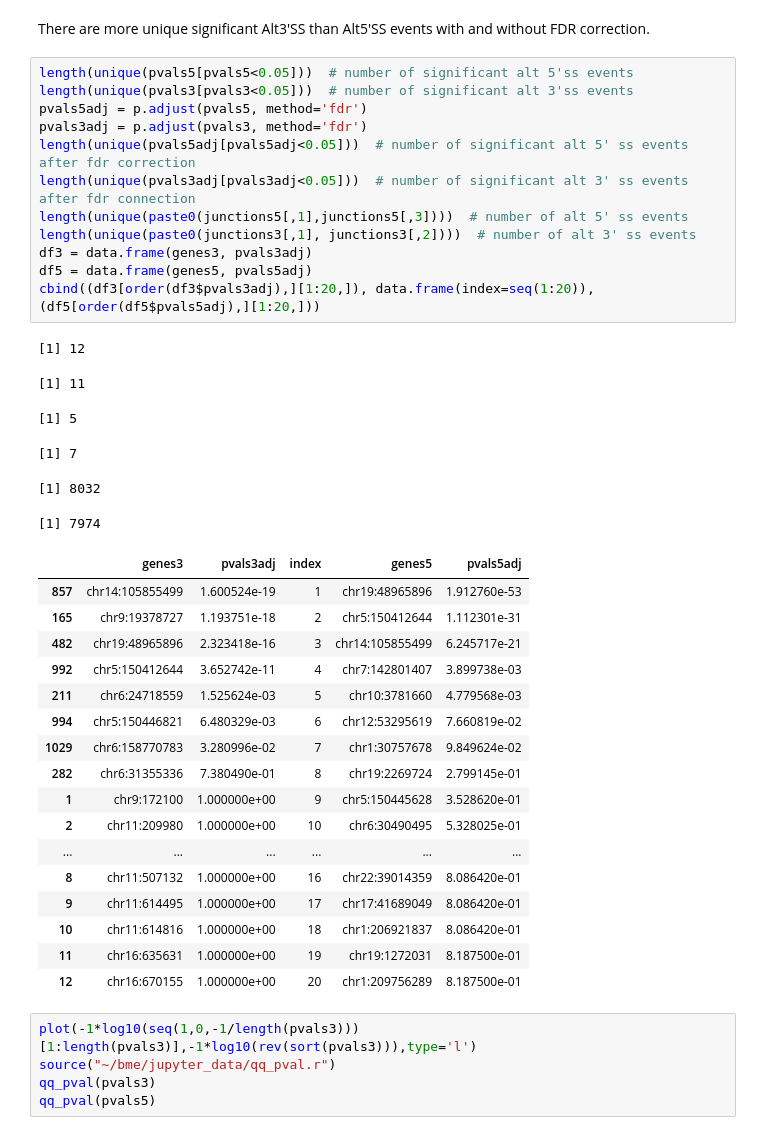
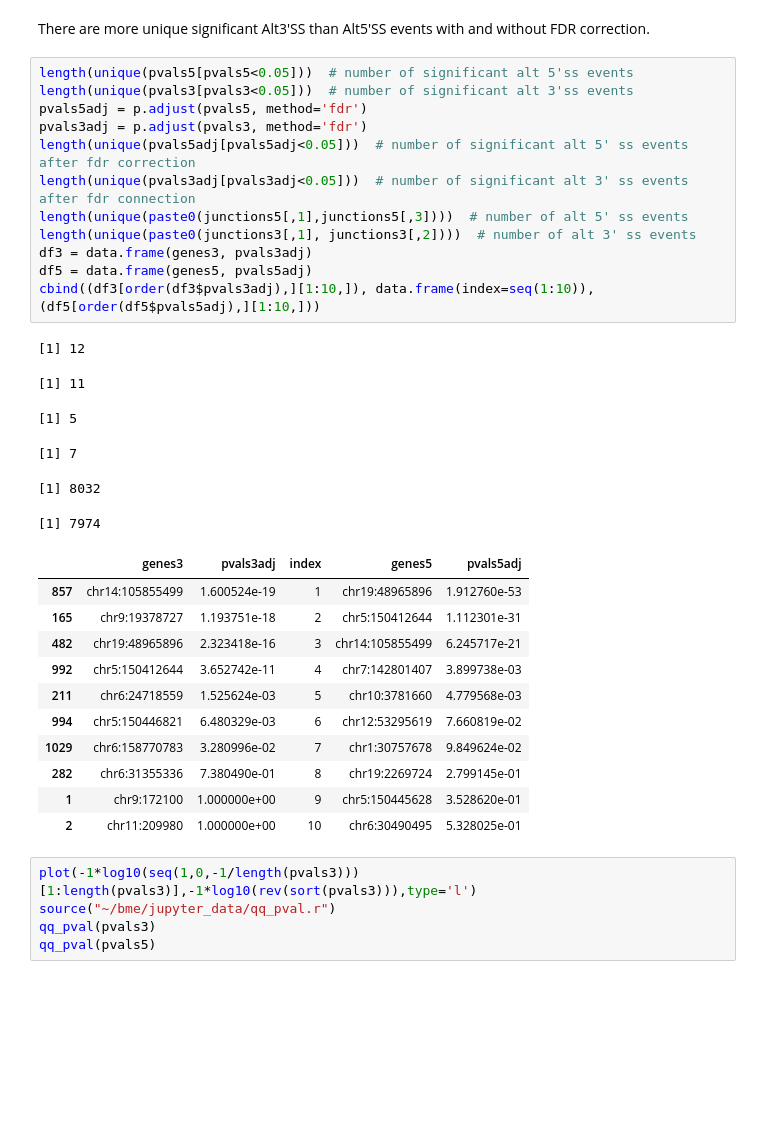
Before and after one commit to belgravia/jupyter-notebooks, a Jupyter notebook: SF3B1 CLL Alternative Splicing.ipynb, the cells around one changed output. Cells and saved outputs as stored; diff of their text form; blank space fills up the shorter version.

```diff
--- a/SF3B1 CLL Alternative Splicing.ipynb
+++ b/SF3B1 CLL Alternative Splicing.ipynb
@@ -395,39 +375,33 @@ There are more unique significant Alt3'SS than Alt5'SS events with and without F
 # %%
 length(unique(pvals5[pvals5<0.05]))  # number of significant alt 5'ss events
 length(unique(pvals3[pvals3<0.05]))  # number of significant alt 3'ss events
 pvals5adj = p.adjust(pvals5, method='fdr')
 pvals3adj = p.adjust(pvals3, method='fdr')
 length(unique(pvals5adj[pvals5adj<0.05]))  # number of significant alt 5' ss events after fdr correction
 length(unique(pvals3adj[pvals3adj<0.05]))  # number of significant alt 3' ss events after fdr connection
 length(unique(paste0(junctions5[,1],junctions5[,3])))  # number of alt 5' ss events
 length(unique(paste0(junctions3[,1], junctions3[,2])))  # number of alt 3' ss events
 df3 = data.frame(genes3, pvals3adj)
 df5 = data.frame(genes5, pvals5adj)
-cbind((df3[order(df3$pvals3adj),][1:20,]), data.frame(index=seq(1:20)), (df5[order(df5$pvals5adj),][1:20,]))
+cbind((df3[order(df3$pvals3adj),][1:10,]), data.frame(index=seq(1:10)), (df5[order(df5$pvals5adj),][1:10,]))
 # %% [output]
 [1] 12
 [1] 11
 [1] 5
 [1] 7
 [1] 8032
 [1] 7974
 |  | genes3 | pvals3adj | index | genes5 | pvals5adj |
 | 857 | chr14:105855499 | 1.600524e-19 | 1 | chr19:48965896 | 1.912760e-53 |
 | 165 | chr9:19378727 | 1.193751e-18 | 2 | chr5:150412644 | 1.112301e-31 |
 | 482 | chr19:48965896 | 2.323418e-16 | 3 | chr14:105855499 | 6.245717e-21 |
 | 992 | chr5:150412644 | 3.652742e-11 | 4 | chr7:142801407 | 3.899738e-03 |
 | 211 | chr6:24718559 | 1.525624e-03 | 5 | chr10:3781660 | 4.779568e-03 |
 | 994 | chr5:150446821 | 6.480329e-03 | 6 | chr12:53295619 | 7.660819e-02 |
 | 1029 | chr6:158770783 | 3.280996e-02 | 7 | chr1:30757678 | 9.849624e-02 |
 | 282 | chr6:31355336 | 7.380490e-01 | 8 | chr19:2269724 | 2.799145e-01 |
 | 1 | chr9:172100 | 1.000000e+00 | 9 | chr5:150445628 | 3.528620e-01 |
 | 2 | chr11:209980 | 1.000000e+00 | 10 | chr6:30490495 | 5.328025e-01 |
-| ... | ... | ... | ... | ... | ... |
-| 8 | chr11:507132 | 1.000000e+00 | 16 | chr22:39014359 | 8.086420e-01 |
-| 9 | chr11:614495 | 1.000000e+00 | 17 | chr17:41689049 | 8.086420e-01 |
-| 10 | chr11:614816 | 1.000000e+00 | 18 | chr1:206921837 | 8.086420e-01 |
-| 11 | chr16:635631 | 1.000000e+00 | 19 | chr19:1272031 | 8.187500e-01 |
-| 12 | chr16:670155 | 1.000000e+00 | 20 | chr1:209756289 | 8.187500e-01 |
 # %%
 plot(-1*log10(seq(1,0,-1/length(pvals3)))[1:length(pvals3)],-1*log10(rev(sort(pvals3))),type='l')
 source("~/bme/jupyter_data/qq_pval.r")
```
Also changed, not shown: parts of 5 cells of this notebook.
